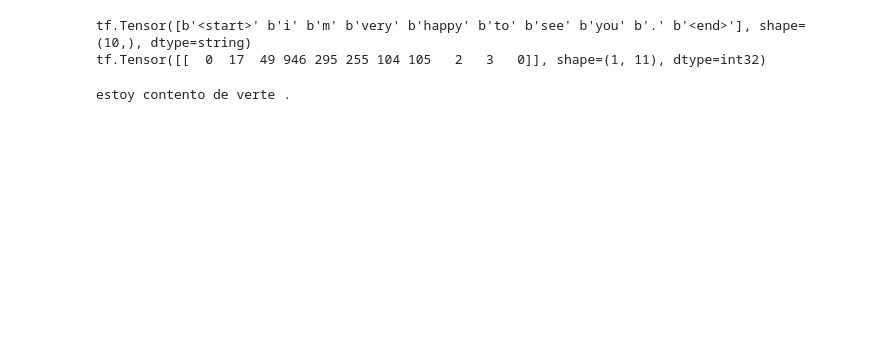
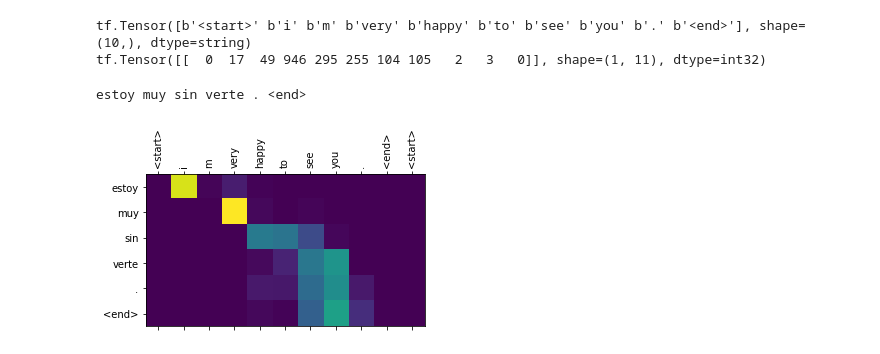
Before and after one commit to alejandECE/ml-examples, a Jupyter notebook: rnn nets/translation training 2.ipynb, the cells around one changed output. Saved outputs shown, nothing was run; the diff lists cells and outputs as text; code cells hidden in the pictures; blank space fills up the shorter version.

Commit message:
Adding attention plot

```diff
--- a/rnn nets/translation training 2.ipynb
+++ b/rnn nets/translation training 2.ipynb
@@ -14,6 +16,16 @@ os.environ["TF_FORCE_GPU_ALLOW_GROWTH"]="true"
 tf.config.experimental.list_physical_devices('GPU')
 # %% [output]
 [PhysicalDevice(name='/physical_device:GPU:0', device_type='GPU')]
+# %%
+def plot_attention(attention, source, target, builder):
+    fig = plt.figure(figsize=(5,5))
+    ax = fig.add_subplot(1, 1, 1)
+    ax.matshow(attention, cmap='viridis')
+    ax.set_xticklabels([''] + [builder.source_tokenizer.index_to_word[word].decode() for word in source],rotation=90)
+    ax.set_yticklabels([''] + [builder.target_tokenizer.index_to_word[word].decode() for word in target])
+    ax.xaxis.set_major_locator(ticker.MultipleLocator(1))
+    ax.yaxis.set_major_locator(ticker.MultipleLocator(1))
+    plt.show()
 # %%
 # Creates dataset for training
 files = ['../../datasets/nlp/english-spanish.txt']
@@ -30,5 +42,5 @@ translator = Translator(builder.source_tokenizer.word_to_index,
                         restore=True)
 # %%
 # Training model
-translator.train(10,train_dataset, test_dataset)
+translator.train(5, train_dataset, test_dataset)
 # %% [output]
@@ -59,9 +65,12 @@ tf.Tensor([b'<start>' b'i' b'm' b'very' b'happy' b'to' b'see' b'you' b'.' b'<end
 tf.Tensor([[  0  17  49 946 295 255 104 105   2   3   0]], shape=(1, 11), dtype=int32)
 # %%
 # Outputing model translation
-print(' '.join(builder.target_tokenizer.index_to_word[word].decode() for word in translator.translate(source)))
+prediction, attention = translator.translate(source, return_attention=True)
+print(' '.join(builder.target_tokenizer.index_to_word[word].decode() for word in prediction))
+plot_attention(attention, tf.squeeze(source).numpy(), prediction, builder)
 # %% [output]
-estoy contento de verte .
+estoy muy sin verte . <end>
+[figure, added]
 # %%
 # Check translation for elements in test set
 for batch in test_dataset:
```
Also changed, not shown: parts of 4 cells of this notebook, 3 other files.
